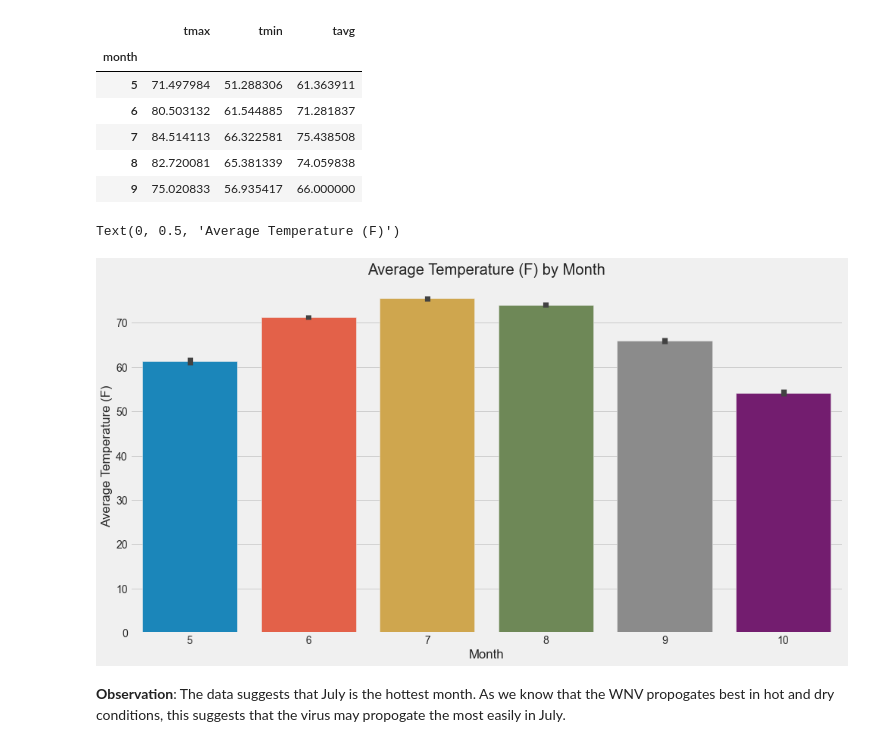
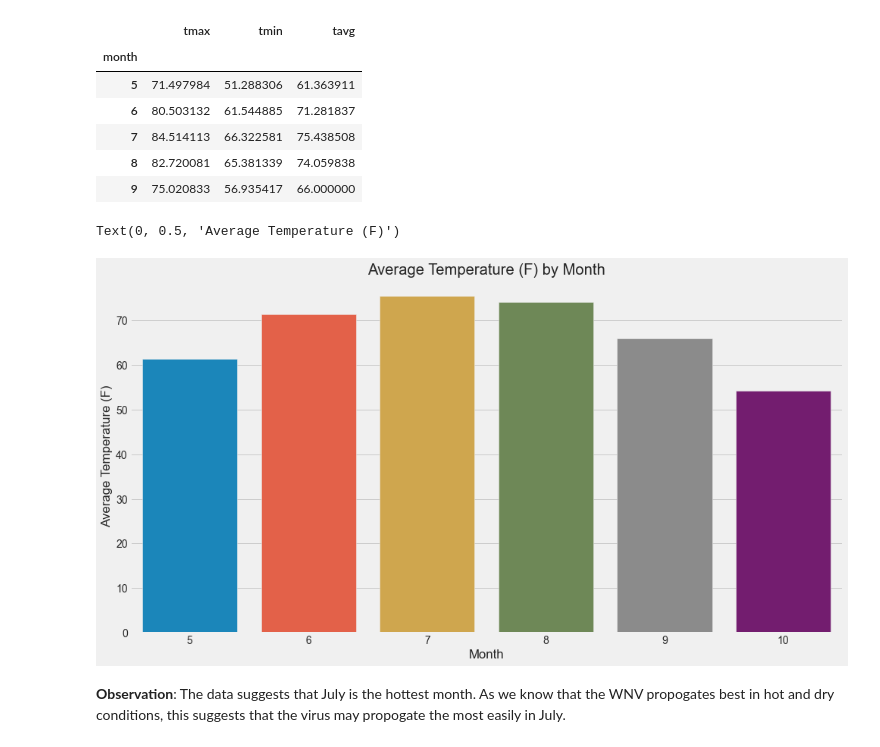
Before and after one commit to JeanLiew/WNV-Predictive-Model, a Jupyter notebook: 2.2_EDA_weather.ipynb, the cells around one changed output. Saved outputs shown, nothing was run; the diff lists cells and outputs as text; code cells hidden in the pictures.

```diff
--- a/2.2_EDA_weather.ipynb
+++ b/2.2_EDA_weather.ipynb
@@ -60,14 +60,14 @@ year_month_temp.head()
 # %%
 # Visually compare differences between temperature by month
 plt.figure(figsize=(15,8))
 
-sns.barplot(data = weather, x = 'month',y='tavg')
+sns.barplot(data = weather, x = 'month',y='tavg', ci=None)
 plt.title('Average Temperature (F) by Month')
 plt.xlabel('Month')
 plt.ylabel('Average Temperature (F)')
 # %% [output]
 Text(0, 0.5, 'Average Temperature (F)')
-[figure, old version]
+[figure, new version]
 # %% [markdown]
 __Observation__: The data suggests that July is the hottest month.  As we know that the WNV propogates best in hot and dry conditions, this suggests that the virus may propogate the most easily in July.
 # %%
```
Also changed, not shown: parts of 1 cell of this notebook.
